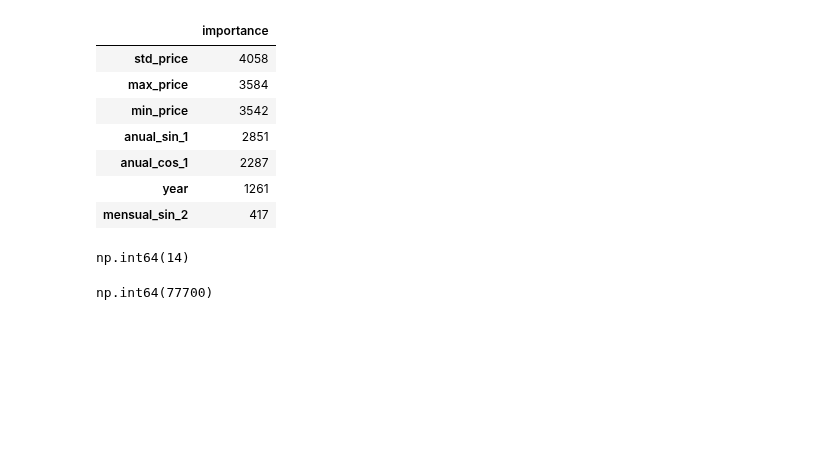
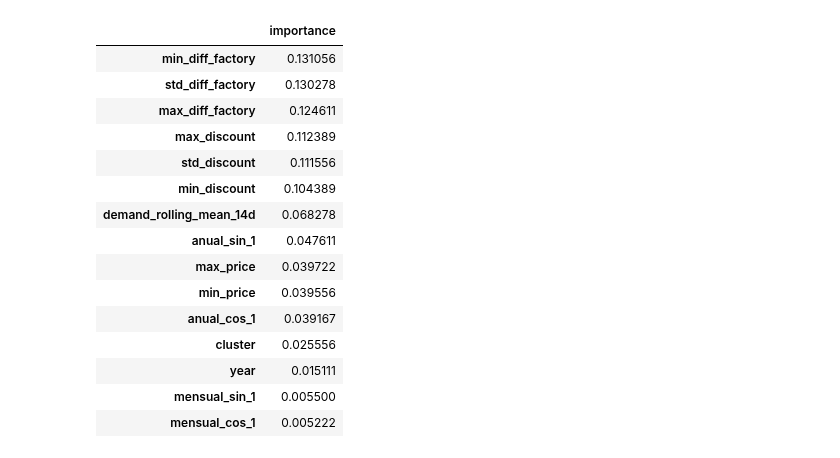
Before and after one commit to Emiliano-Torres/proyecto_eci, a Jupyter notebook: Modelo_LigtGBM.ipynb, the cells around one changed output. Drawn from its saved outputs; the diff is of its cells as text; code cells hidden in the pictures; blank space fills up the shorter version.

```diff
--- a/Modelo_LigtGBM.ipynb
+++ b/Modelo_LigtGBM.ipynb
@@ -30,0 +16,3 @@ agregar_fourier(test,2)
+# %%
+ventas=generar_rolling_features(ventas,"mean_price",[1,2],["subgroup_cod","store_cod"])
+ventas=generar_rolling_features(ventas,"demand",[1,2],["subgroup_cod","store_cod"])
@@ -31,8 +34,7 @@ agregar_fourier(test,2)
 # %%
-
 FEATURES=[
-    #'mean_price',
-    #'cluster',
+   #'mean_price',
+    'cluster',
     #'store_cod',
     #'subgroup_cod',
     #'demand_lag_1', #'demand_lag_2', 'demand_lag_3',
@@ -40,17 +42,32 @@ FEATURES=[
     'year',
    'anual_sin_1',
     'anual_cos_1',
-   # 'mensual_sin_1',
-    #'mensual_cos_1',
+   'mensual_sin_1',
+    'mensual_cos_1',
    #'anual_sin_2',
     #'anual_cos_2',
-    'mensual_sin_2',
+   # 'mensual_sin_2',
     #'mensual_cos_2',
-    "std_price",
+   # "std_price",
     "max_price",
-   "min_price"
+   "min_price",
+    #'mean_price_rolling_mean_7d',
+   #    'mean_price_rolling_sum_7d',# 'mean_price_rolling_mean_14d',
+       #'mean_price_rolling_sum_14d',
+   # 'mean_price_rolling_mean_21d',
+     #  'mean_price_rolling_sum_21d', 'mean_price_rolling_mean_28d',
+    #  'mean_price_rolling_sum_28d',
+    #'demand_rolling_mean_7d',
+    #  'demand_rolling_sum_7d',
+    'demand_rolling_mean_14d',
+     #  'demand_rolling_sum_14d', #'demand_rolling_mean_21d',
+       #'demand_rolling_sum_21d', #'demand_rolling_mean_28d',
+      # 'demand_rolling_sum_28d'
+    'std_discount', 'max_discount', 'min_discount', 'std_diff_factory',
+    'max_diff_factory', 'min_diff_factory'
 ] #recordar que ya probamos con fourier 3 y 4 y fue un fracaso
 
+test=preparar_test("ids_test.csv",ventas,FEATURES)
 TARGET=['demand']
 
 test_interno=ventas.groupby(["subgroup_cod","store_cod"]).tail(7)
@@ -75,9 +98,10 @@ y_test_interno=test_interno[TARGET]
 # %%
+
 """
 # Parameters
-initial_train_weeks = 130   # ~2.4 years of training data
-horizon_weeks = 1           # predict 1 week ahead
-early_stopping_rounds = 50  # patience for early stopping
+initial_train_weeks = 146
+horizon_weeks = 1
+early_stopping_rounds = 50
 
 # Store results
 all_scores = []
@@ -178,20 +202,29 @@ LGBMRegressor(learning_rate=0.3, max_depth=8, n_estimators=600,
               objective='regression', verbose=1)
 # %%
 feature_importance = pd.DataFrame(
-    reg_lgb.feature_importances_,
+    reg_lgb.feature_importances_ / reg_lgb.feature_importances_.sum(),  # Normalize
     columns=["importance"],
     index=reg_lgb.feature_name_
 ).sort_values(by="importance", ascending=False)
+# Convert to percentage
 
 feature_importance
 # %% [output]
 |  | importance |
-| std_price | 4058 |
-| max_price | 3584 |
-| min_price | 3542 |
-| anual_sin_1 | 2851 |
-| anual_cos_1 | 2287 |
-| year | 1261 |
-| mensual_sin_2 | 417 |
+| min_diff_factory | 0.131056 |
+| std_diff_factory | 0.130278 |
+| max_diff_factory | 0.124611 |
+| max_discount | 0.112389 |
+| std_discount | 0.111556 |
+| min_discount | 0.104389 |
+| demand_rolling_mean_14d | 0.068278 |
+| anual_sin_1 | 0.047611 |
+| max_price | 0.039722 |
+| min_price | 0.039556 |
+| anual_cos_1 | 0.039167 |
+| cluster | 0.025556 |
+| year | 0.015111 |
+| mensual_sin_1 | 0.005500 |
+| mensual_cos_1 | 0.005222 |
 # %%
 prediccion=reg_lgb.predict(X_test_real)
@@ -199,15 +231,4 @@ prediccion=reg_lgb.predict(X_test_real)
 kaggle=crear_archivo_kaggle(prediccion,test)
-# %%
-kaggle.columns
-(kaggle["STORE_SUBGROUP_DATE_ID"]==kaggle_correcto["store_subgroup_date_id"]).sum()
-# %% [output]
-np.int64(14)
-# %%
-test=leer_csv("ids_test")
-test=test.merge(kaggle_correcto, on="store_subgroup_date_id", how="left")
-(kaggle["STORE_SUBGROUP_DATE_ID"]==test["store_subgroup_date_id"]).sum() # ahi anda bien
-# %% [output]
-np.int64(77700)
 # %%
 kaggle.describe()
 # %% [output]
```
Also changed, not shown: parts of 13 cells of this notebook.
